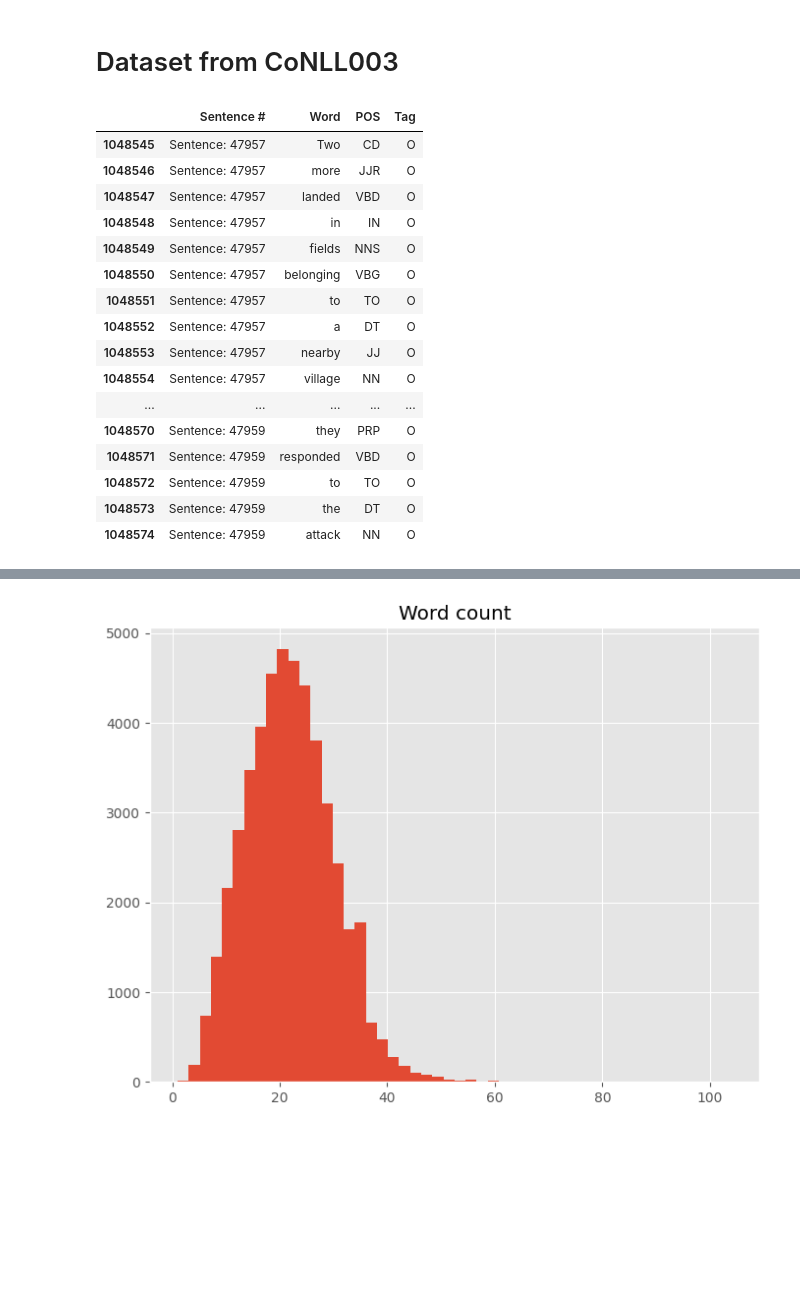
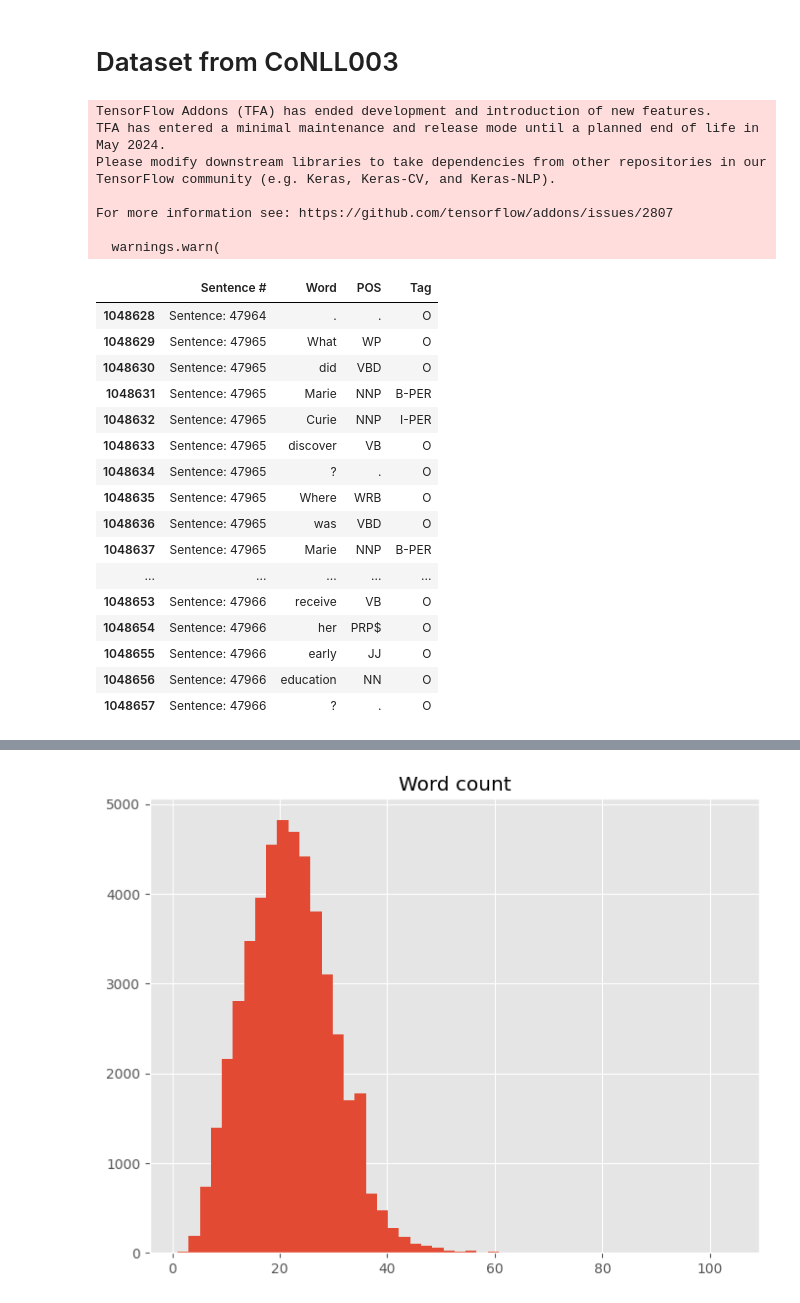
Before and after one commit to Solobrad/Question-Answering---Neo4j-CRF, a Jupyter notebook: NER_model_Entity_Extraction.ipynb, the cells around one changed output, grey strips where cells are left out. Saved outputs shown, nothing was run; the diff lists cells and outputs as text; code cells hidden in the pictures; blank space fills up the shorter version.

```diff
--- a/NER_model_Entity_Extraction.ipynb
+++ b/NER_model_Entity_Extraction.ipynb
@@ -4,51 +4,65 @@
 import pickle
 import operator
 import re
 import string
 import pandas as pd
 import numpy as np
 import matplotlib.pyplot as plt
 
 from plot_keras_history import plot_history
 from sklearn.model_selection import train_test_split
 from sklearn.metrics import multilabel_confusion_matrix
 from tensorflow.keras.utils import plot_model
 import tensorflow as tf
 from tensorflow.keras import layers, optimizers, Model, Input
 
 from tensorflow_addons.layers import CRF
 
 from tensorflow_addons.text import crf_log_likelihood
 from tensorflow_addons.losses import SigmoidFocalCrossEntropy
 from tensorflow_addons.optimizers import AdamW
 import tensorflow_addons as tfa
 
 # Data exploration and preparation
 plt.style.use("ggplot")
 
 
 
-data_df  = pd.read_csv(f"Updated_Ner_Dataset.csv")
-data_df = data_df.ffill()
+data_df1 = pd.read_csv("CSV Files/Updated_Ner_Dataset.csv")
+data_df2 = pd.read_csv("CSV Files/Updated_Ner_Dataset2.csv")
+
+# Forward fill missing values
+data_df1 = data_df1.ffill()
+data_df2 = data_df2.ffill()
+
+# Combine both DataFrames
+data_df = pd.concat([data_df1, data_df2], ignore_index=True)
 data_df.tail(30)
 # %% [output]
+TensorFlow Addons (TFA) has ended development and introduction of new features.
+TFA has entered a minimal maintenance and release mode until a planned end of life in May 2024.
+Please modify downstream libraries to take dependencies from other repositories in our TensorFlow community (e.g. Keras, Keras-CV, and Keras-NLP).
+
+For more information see: https://github.com/tensorflow/addons/issues/2807
+
+  warnings.warn(
 |  | Sentence # | Word | POS | Tag |
-| 1048545 | Sentence: 47957 | Two | CD | O |
-| 1048546 | Sentence: 47957 | more | JJR | O |
-| 1048547 | Sentence: 47957 | landed | VBD | O |
-| 1048548 | Sentence: 47957 | in | IN | O |
-| 1048549 | Sentence: 47957 | fields | NNS | O |
-| 1048550 | Sentence: 47957 | belonging | VBG | O |
-| 1048551 | Sentence: 47957 | to | TO | O |
-| 1048552 | Sentence: 47957 | a | DT | O |
-| 1048553 | Sentence: 47957 | nearby | JJ | O |
-| 1048554 | Sentence: 47957 | village | NN | O |
+| 1048628 | Sentence: 47964 | . | . | O |
+| 1048629 | Sentence: 47965 | What | WP | O |
+| 1048630 | Sentence: 47965 | did | VBD | O |
+| 1048631 | Sentence: 47965 | Marie | NNP | B-PER |
+| 1048632 | Sentence: 47965 | Curie | NNP | I-PER |
+| 1048633 | Sentence: 47965 | discover | VB | O |
+| 1048634 | Sentence: 47965 | ? | . | O |
+| 1048635 | Sentence: 47965 | Where | WRB | O |
+| 1048636 | Sentence: 47965 | was | VBD | O |
+| 1048637 | Sentence: 47965 | Marie | NNP | B-PER |
 | ... | ... | ... | ... | ... |
-| 1048570 | Sentence: 47959 | they | PRP | O |
-| 1048571 | Sentence: 47959 | responded | VBD | O |
-| 1048572 | Sentence: 47959 | to | TO | O |
-| 1048573 | Sentence: 47959 | the | DT | O |
-| 1048574 | Sentence: 47959 | attack | NN | O |
+| 1048653 | Sentence: 47966 | receive | VB | O |
+| 1048654 | Sentence: 47966 | her | PRP$ | O |
+| 1048655 | Sentence: 47966 | early | JJ | O |
+| 1048656 | Sentence: 47966 | education | NN | O |
+| 1048657 | Sentence: 47966 | ? | . | O |
 # %%
 print("Total number of questions in the dataset: {:,}".format(data_df["Sentence #"].nunique()))
 print("Total words in the dataset: {:,}".format(data_df.shape[0]))
```
Also changed, not shown: parts of 17 cells of this notebook, 19 other files.
